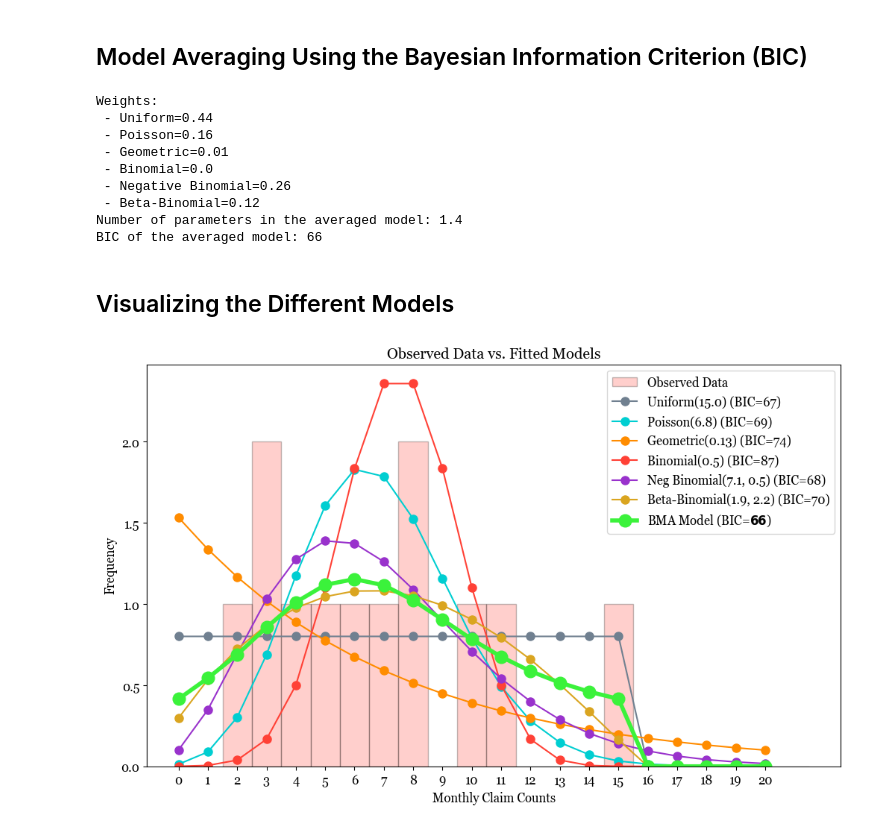
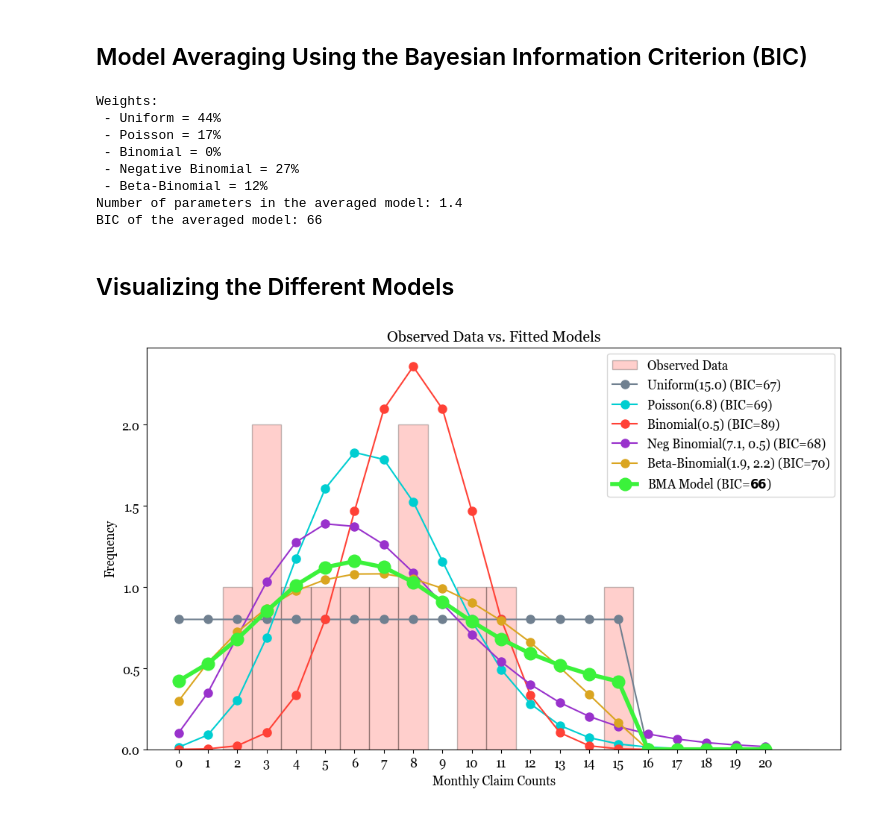
Before and after one commit to AlexFiliakov/bayesian-case-study, a Jupyter notebook: bayesian_case_study.ipynb, the cells around one changed output. Drawn from its saved outputs; the diff is of its cells as text; code cells hidden in the pictures.

Commit message:
removed geometric

```diff
--- a/bayesian_case_study.ipynb
+++ b/bayesian_case_study.ipynb
@@ -303,19 +297,18 @@ BIC for the Beta-Binomial model: 70
 ## Model Averaging Using the Bayesian Information Criterion (BIC)
 # %%
 # Calculate the weights for each model based on their BIC values
-bic_values = np.array([bic_uniform, bic_poi, bic_geom, bic_binom, bic_nb, bic_bb])
+bic_values = np.array([bic_uniform, bic_poi, bic_binom, bic_nb, bic_bb])
 min_bic = np.min(bic_values)
 delta_bic = bic_values - min_bic
 weights = np.exp(-0.5 * delta_bic) / np.sum(np.exp(-0.5 * delta_bic))
 
 # Print the weights for each model
 print("Weights:")
-print(f" - Uniform={round(weights[0], 2)}")
-print(f" - Poisson={round(weights[1], 2)}")
-print(f" - Geometric={round(weights[2], 2)}")
-print(f" - Binomial={round(weights[3], 2)}")
-print(f" - Negative Binomial={round(weights[4], 2)}")
-print(f" - Beta-Binomial={round(weights[5], 2)}")
+print(f" - Uniform = {int(round(weights[0], 2)*100)}%")
+print(f" - Poisson = {int(round(weights[1], 2)*100)}%")
+print(f" - Binomial = {int(round(weights[2], 2)*100)}%")
+print(f" - Negative Binomial = {int(round(weights[3], 2)*100)}%")
+print(f" - Beta-Binomial = {int(round(weights[4], 2)*100)}%")
 
 # Calculate the weighted average of the models
 x = np.arange(0, max(y) + 1)
@@ -327,11 +320,8 @@ uniform_pmf_values = np.array(uniform_pmf_values)  # Convert to NumPy array befo
 # Poisson PMF
 poisson_pmf = poisson.pmf(x, mean_y)
 
-# Geometric PMF
-geometric_pmf = geom.pmf(x, p_fitted_geom)
-
 # Binomial PMF
-binomial_pmf = binom.pmf(x, n_trials, p_fitted_binom)
+binomial_pmf = binom.pmf(x, n_trials_binom, p_fitted_binom)
 
 # Negative Binomial PMF
 nbinom_pmf = nbinom.pmf(x, r_nb_fitted, p_nb_fitted)
@@ -342,10 +332,9 @@ beta_binom_pmf = beta_binomial_pmf(x, max(y), alpha_bb_fitted, beta_bb_fitted)
 # Weighted average PMF
 average_pmf = (weights[0] * uniform_pmf_values +
                weights[1] * poisson_pmf +
-               weights[2] * geometric_pmf +
-               weights[3] * binomial_pmf +
-               weights[4] * nbinom_pmf +
-               weights[5] * beta_binom_pmf)
+               weights[2] * binomial_pmf +
+               weights[3] * nbinom_pmf +
+               weights[4] * beta_binom_pmf)
 
 # Calculate the log-likelihood of the averaged model
 log_likelihood_bma = np.sum(np.log(average_pmf[y]))
@@ -353,18 +342,16 @@ log_likelihood_bma = np.sum(np.log(average_pmf[y]))
 # Number of parameters for each model
 num_parameters_uniform = 1  # Uniform
 num_parameters_poi = 1  # Poisson
-num_parameters_geom = 1  # Geometric
-num_parameters_binom = 1  # Binomial
+num_parameters_binom = 2  # Binomial
 num_parameters_nb = 2   # Negative Binomial
 num_parameters_bb = 2   # Beta-Binomial
 
 # Calculate the weighted average of the number of parameters
 num_parameters = (weights[0] * num_parameters_uniform +
                   weights[1] * num_parameters_poi +
-                  weights[2] * num_parameters_geom +
-                  weights[3] * num_parameters_binom +
-                  weights[4] * num_parameters_nb +
-                  weights[5] * num_parameters_bb)
+                  weights[2] * num_parameters_binom +
+                  weights[3] * num_parameters_nb +
+                  weights[4] * num_parameters_bb)
 
 print(f"Number of parameters in the averaged model: {round(num_parameters,1)}")
 
@@ -377,12 +364,11 @@ bic_averaged_model = num_parameters * np.log(n) - 2 * log_likelihood_bma
 print(f"BIC of the averaged model: {int(bic_averaged_model)}")
 # %% [output]
 Weights:
- - Uniform=0.44
- - Poisson=0.16
- - Geometric=0.01
- - Binomial=0.0
- - Negative Binomial=0.26
- - Beta-Binomial=0.12
+ - Uniform = 44%
+ - Poisson = 17%
+ - Binomial = 0%
+ - Negative Binomial = 27%
+ - Beta-Binomial = 12%
 Number of parameters in the averaged model: 1.4
 BIC of the averaged model: 66
 # %% [markdown]
@@ -409,38 +395,34 @@ plt.plot(x, uniform_pmf_values, 'o-', label=f'Uniform({round(n_fitted,1)}) (BIC=
 poisson_pmf = poisson.pmf(x, mean_y) * len(y)
 plt.plot(x, poisson_pmf, 'o-', label=f'Poisson({round(mean_y,1)}) (BIC={int(bic_poi)})', color='#00CED1', markersize=8)
 
-# Overlay the fitted Geometric distribution
-geom_pmf = geom.pmf(x + 1, p_fitted_geom) * len(y)
-plt.plot(x, geom_pmf, 'o-', label=f'Geometric({round(p_fitted_geom, 2)}) (BIC={int(bic_geom)})', color='#FF8C00', markersize=8)
-
 # Calculate the expected Binomial probabilities
-binom_pmf = binom.pmf(x, n_trials, p_fitted_binom) * len(y)
+binom_pmf = binom.pmf(x, n_fitted_binom, p_fitted_binom) * len(y)
 
 # Overlay the fitted Binomial distribution
 plt.plot(x, binom_pmf, 'o-', label=f'Binomial({round(p_fitted_binom, 1)}) (BIC={int(bic_binom)})', color='#FF4136', markersize=8)
 
 # Calculate the expected Negative Binomial probabilities
 nbinom_pmf = nbinom.pmf(x, r_nb_fitted, p_nb_fitted) * len(y)
 
 # Overlay the fitted Negative Binomial distribution
 plt.plot(x, nbinom_pmf, 'o-', label=f'Neg Binomial({round(r_nb_fitted,1)}, {round(p_nb_fitted,1)}) (BIC={int(bic_nb)})', color='#9932CC', markersize=8)
 
 # Calculate the expected Beta-Binomial probabilities
 beta_binom_pmf = beta_binomial_pmf(x, max(y), alpha_bb_fitted, beta_bb_fitted) * len(y)
 
 # Overlay the fitted Beta-Binomial distribution
 plt.plot(x, beta_binom_pmf, 'o-', label=f'Beta-Binomial({round(alpha_bb_fitted,1)}, {round(beta_bb_fitted,1)}) (BIC={int(bic_bb)})', color='#DAA520', markersize=8)
 
 # Overlay the weighted average model (unhighlighted color is #32CD32)
 plt.plot(x, np.pad(average_pmf, (0, 5), 'constant') * len(y), 'o-', label=f'BMA Model (BIC=$\\mathbf{{{int(bic_averaged_model)}}}$)', color='#3BF23B', markersize=12, linewidth=4)
 
 # Set x-axis labels for every element
 plt.xticks(np.arange(0, 21))
 
 plt.title('Observed Data vs. Fitted Models')
 plt.xlabel('Monthly Claim Counts')
 plt.ylabel('Frequency')
 plt.legend()
 plt.show()
 # %% [output]
-[figure, old version]
+[figure, new version]
```
Also changed, not shown: parts of 3 cells of this notebook, 1 other file.
